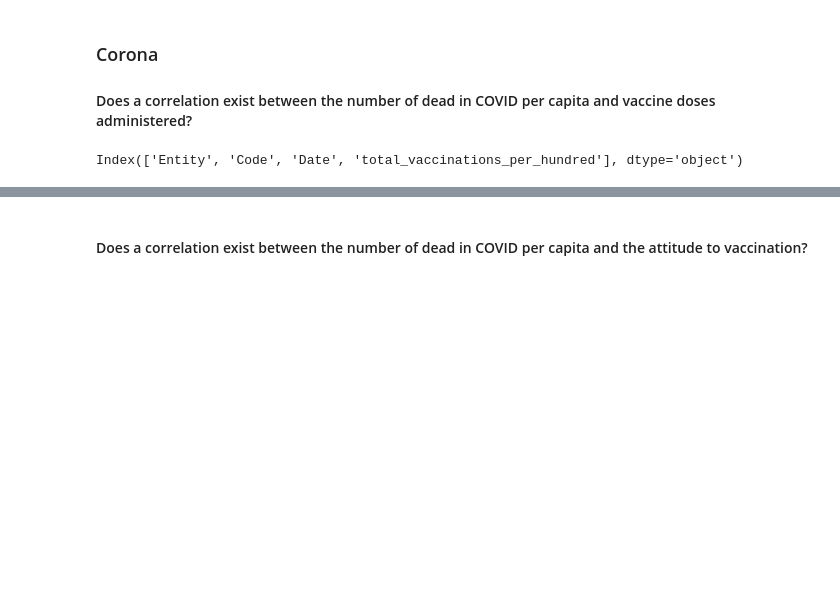
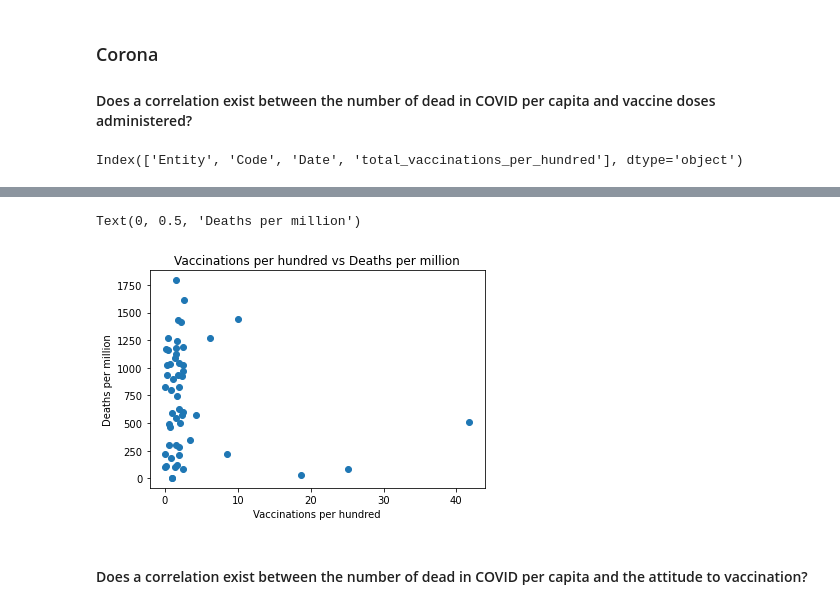
Before and after one commit to ponbac/AI-course, a Jupyter notebook: assignment1.ipynb, the cells around one changed output, grey strips where cells are left out. Cells and saved outputs as stored; diff of their text form; code cells hidden in the pictures; blank space fills up the shorter version.

Commit message:
created dataframe for vaccinations and deaths

```diff
--- a/assignment1.ipynb
+++ b/assignment1.ipynb
@@ -349,0 +327,4 @@ df_vaccines.loc["Germany"]
+# %%
+# https://covid.ourworldindata.org/data/owid-covid-data.csv?v=2021-01-25
+df_covid = pd.read_csv('datasets\corona\owid-covid-data.csv')
+df_covid.columns
@@ -349,0 +349,29 @@ df_vaccines.loc["Germany"]
+# %%
+from datetime import datetime
+
+# Convert Date column into python datetime-object
+# df_vaccines['Date'] = df_vaccines['Date'].apply(lambda x: datetime.strptime(x, '%Y-%m-%d'))
+
+# Renaming column for country name to match the other datasets
+df_covid.rename(columns={'location': 'Entity', 'total_deaths_per_million': 'Deaths per million'}, inplace=True)
+df_vaccines.rename(columns={'total_vaccinations_per_hundred': 'Vaccinations per hundred'}, inplace=True)
+
+# Cleaning data, removing NaN-values
+df_covid.dropna(subset=['Deaths per million'], inplace=True)
+
+# Removing irrelevant columns
+df_covid = pd.DataFrame(df_covid, columns=['Entity', 'Deaths per million'])
+df_vaccines = pd.DataFrame(df_vaccines, columns=['Entity', 'Date', 'Vaccinations per hundred'])
+
+# Keep only the latest data for each country
+df_vaccines.drop_duplicates(subset=['Entity'], keep='last', inplace=True)
+df_covid.drop_duplicates(subset=['Entity'], keep='last', inplace=True)
+
+# Removing non-countries
+df_vaccines = df_vaccines[df_vaccines['Entity'] != 'European Union']
+df_vaccines = df_vaccines[df_vaccines['Entity'] != 'World']
+df_covid = df_covid[df_covid['Entity'] != 'World']
+
+# Merging the two dataframes
+df_covid_merge = df_vaccines.merge(df_covid, on='Entity', how='outer').dropna(subset=['Vaccinations per hundred', 'Deaths per million'])
+df_covid_merge
@@ -350,2 +396,16 @@ df_vaccines.loc["Germany"]
+# %%
+x = df_covid_merge['Vaccinations per hundred']
+y = df_covid_merge['Deaths per million']
+
+# Creating scatterplot
+plt.scatter(x, y)
+
+# Adding title and labels
+plt.title('Vaccinations per hundred vs Deaths per million')
+plt.xlabel('Vaccinations per hundred')
+plt.ylabel('Deaths per million')
+# %% [output]
+Text(0, 0.5, 'Deaths per million')
+[figure, added]
 # %% [markdown]
 #### Does a correlation exist between the number of dead in COVID per capita and the attitude to vaccination?
```
Also changed, not shown: parts of 3 cells of this notebook, 1 other file.
